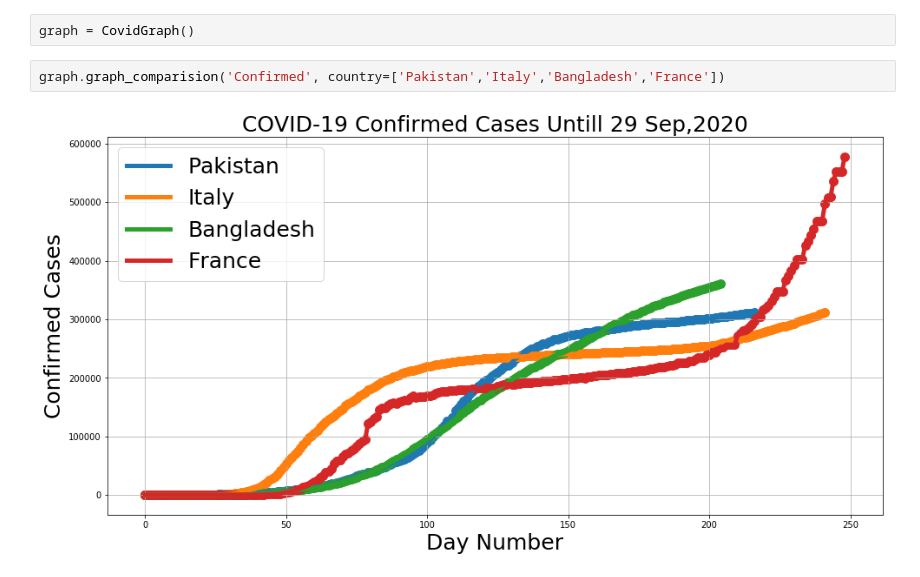
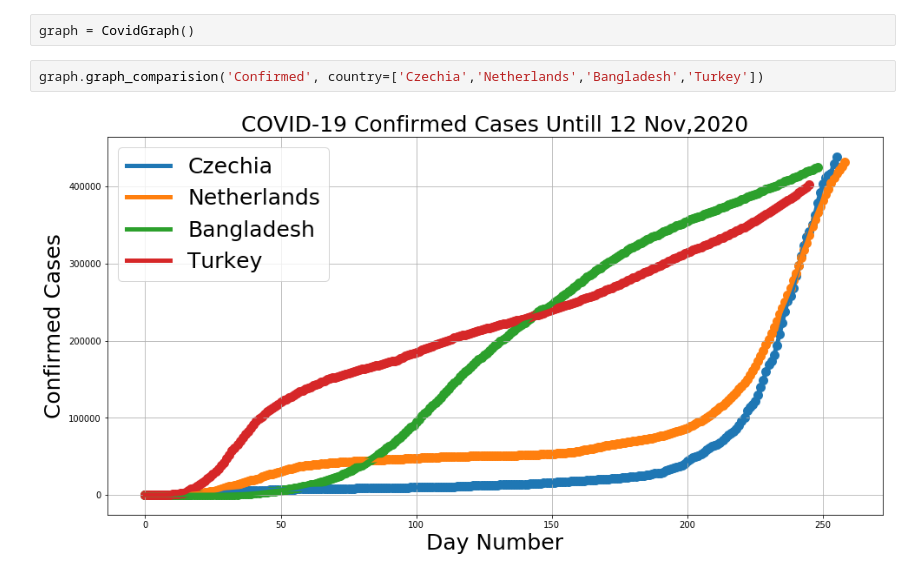
Before and after one commit to Mazhar004/python-data-visualization, a Jupyter notebook: Corona Affected Country/Graph.ipynb, the cells around one changed output. Cells and saved outputs as stored; diff of their text form.

```diff
--- a/Corona Affected Country/Graph.ipynb
+++ b/Corona Affected Country/Graph.ipynb
@@ -86,9 +86,9 @@ class CovidGraph():
 # %%
 graph = CovidGraph()
 # %%
-graph.graph_comparision('Confirmed', country=['Pakistan','Italy','Bangladesh','France'])
+graph.graph_comparision('Confirmed', country=['Czechia','Netherlands','Bangladesh','Turkey'])
 # %% [output]
-[figure, old version]
+[figure, new version]
 # %%
 graph.graph_comparision('Death', country=['US','Brazil','India', 'Mexico'])
 # %% [output]
```
Also changed, not shown: parts of 2 cells of this notebook, 15 other files.
